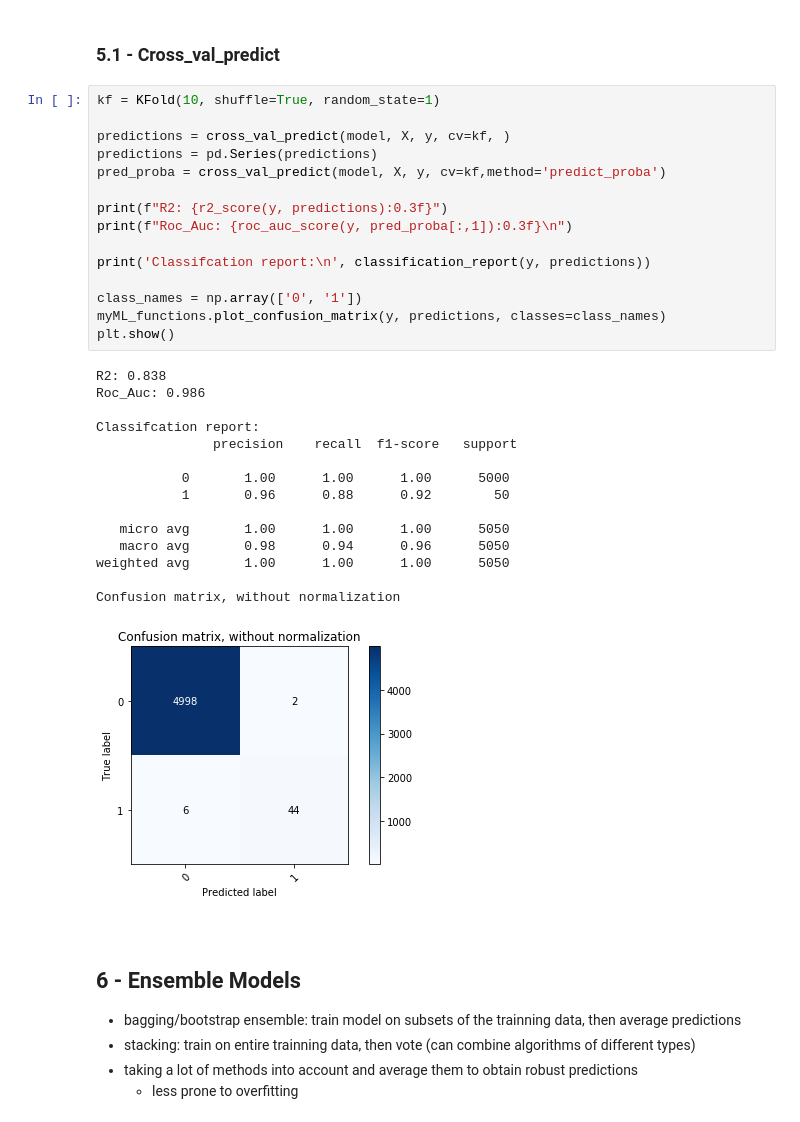
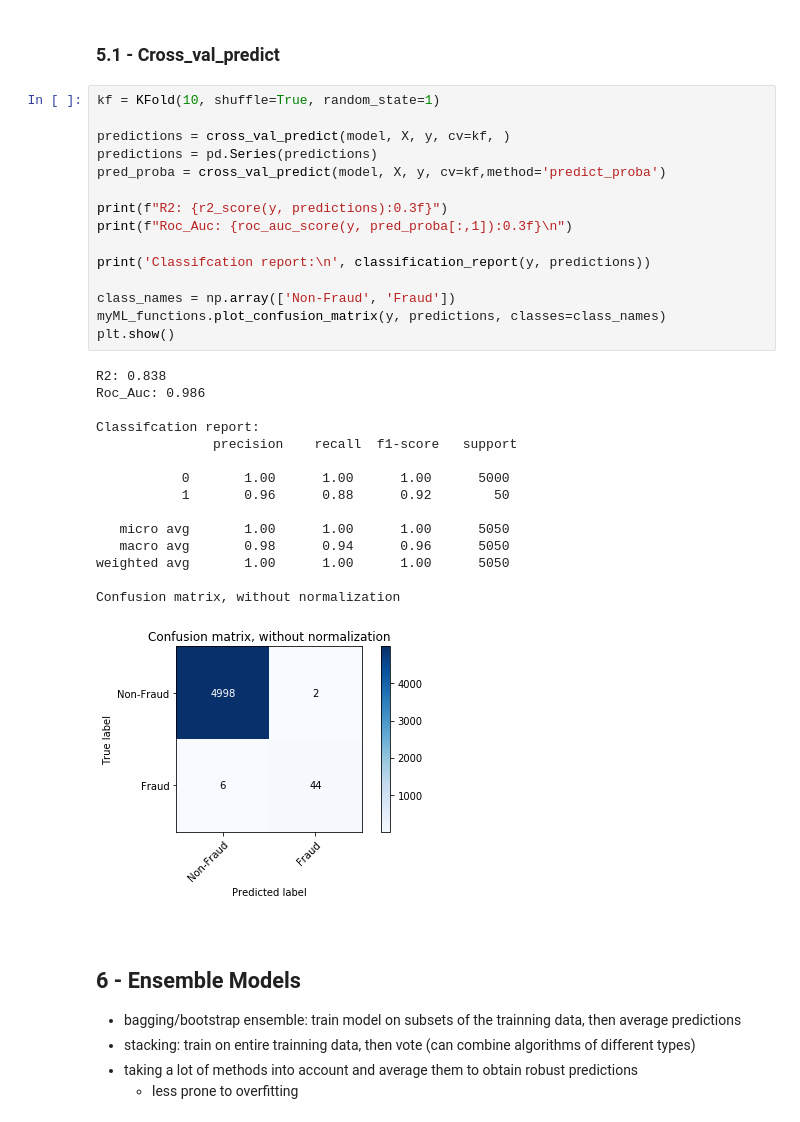
Before and after one commit to BrunoHenryCDMal/datascience.github.io, a Jupyter notebook: projects/Project_SL_Classification_Fraud_Detection.ipynb, the cells around one changed output. Cells and saved outputs as stored; diff of their text form.

```diff
--- a/projects/Project_SL_Classification_Fraud_Detection.ipynb
+++ b/projects/Project_SL_Classification_Fraud_Detection.ipynb
@@ -354,34 +325,34 @@ Confusion matrix, without normalization
 # %%
 kf = KFold(10, shuffle=True, random_state=1)
 
 predictions = cross_val_predict(model, X, y, cv=kf, )
 predictions = pd.Series(predictions)
 pred_proba = cross_val_predict(model, X, y, cv=kf,method='predict_proba')
 
 print(f"R2: {r2_score(y, predictions):0.3f}")
 print(f"Roc_Auc: {roc_auc_score(y, pred_proba[:,1]):0.3f}\n")
 
 print('Classifcation report:\n', classification_report(y, predictions))
 
-class_names = np.array(['0', '1'])
+class_names = np.array(['Non-Fraud', 'Fraud'])
 myML_functions.plot_confusion_matrix(y, predictions, classes=class_names)
 plt.show()
 # %% [output]
 R2: 0.838
 Roc_Auc: 0.986
 
 Classifcation report:
                precision    recall  f1-score   support
 
            0       1.00      1.00      1.00      5000
            1       0.96      0.88      0.92        50
 
    micro avg       1.00      1.00      1.00      5050
    macro avg       0.98      0.94      0.96      5050
 weighted avg       1.00      1.00      1.00      5050
 
 Confusion matrix, without normalization
-[figure, old version]
+[figure, new version]
 # %% [markdown]
 <br>
 
```
Also changed, not shown: parts of 10 cells of this notebook, 1 other file.
